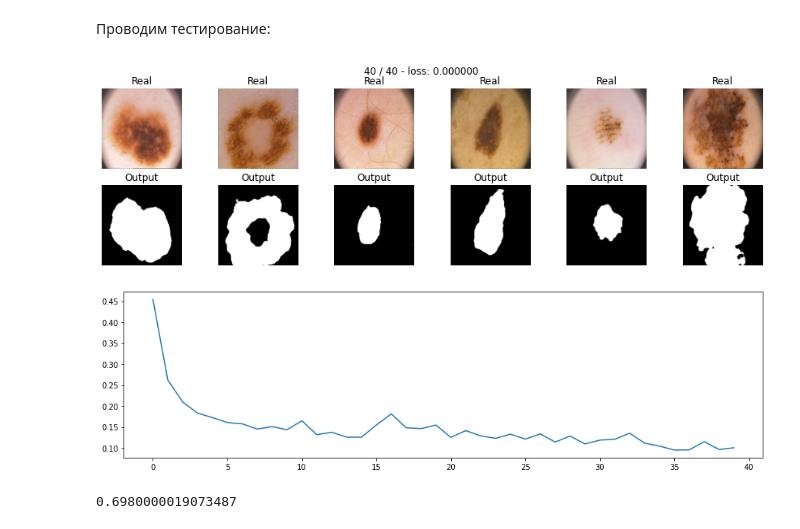
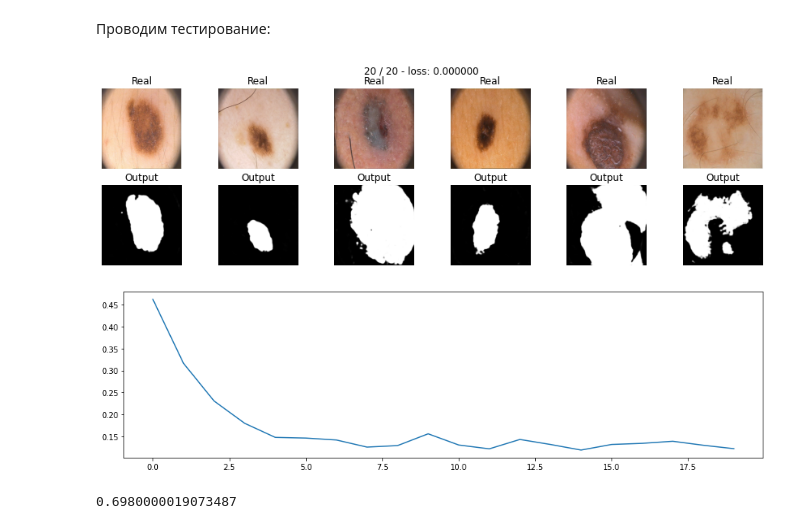
Before and after one commit to OlegTkhor/DLS_homework, a Jupyter notebook: [hw]semantic_segmentation.ipynb, the cells around one changed output. Drawn from its saved outputs; the diff is of its cells as text; code cells hidden in the pictures.

```diff
--- a/[hw]semantic_segmentation.ipynb
+++ b/[hw]semantic_segmentation.ipynb
@@ -507,16 +505,16 @@ def dice_loss(y_pred, y_real):
 # %%
 model_dice = SegNet().to(device)
 
-max_epochs = 40
+max_epochs = 20
 optimaizer = torch.optim.Adam(model_dice.parameters())
 model_dice, loss_chart_dice = train(model_dice, optimaizer, dice_loss, max_epochs, data_tr, data_val)
 # %% [output]
-[figure, old version]
+[figure, new version]
 # %%
 plt.plot(loss_chart_dice)
 plt.show()
 # %% [output]
-[figure, old version]
+[figure, new version]
 # %%
 score_model(model_dice, iou_pytorch, data_val)
 # %% [output]
```
Also changed, not shown: parts of 13 cells of this notebook.
